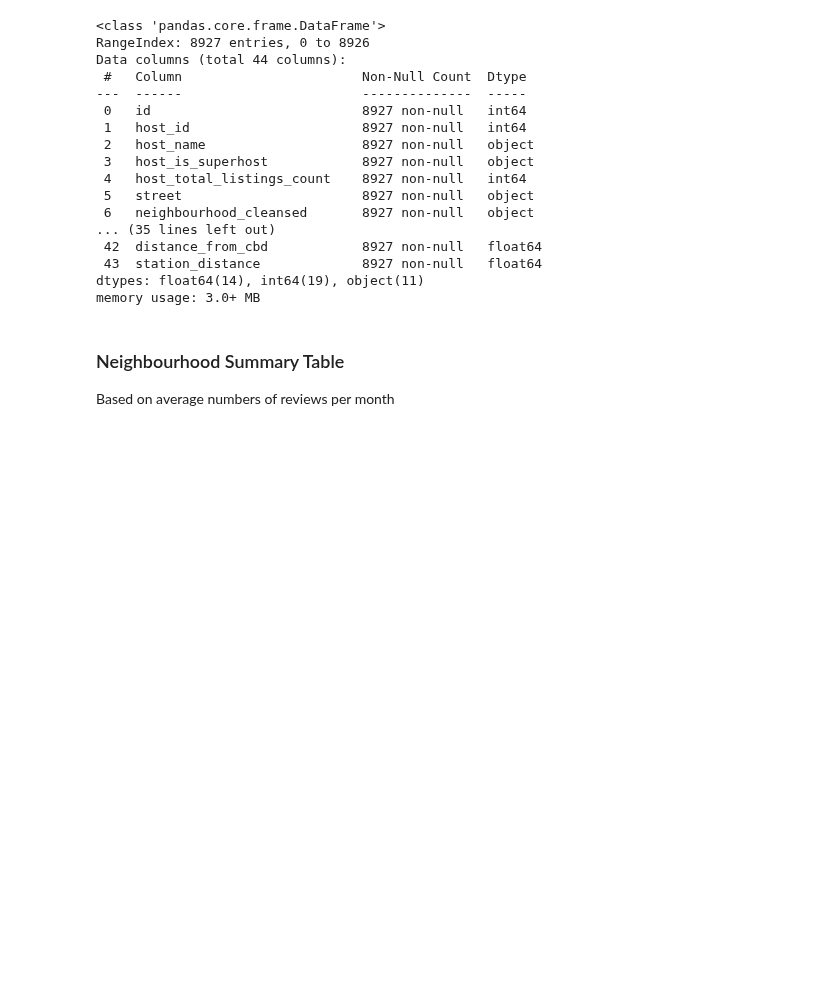
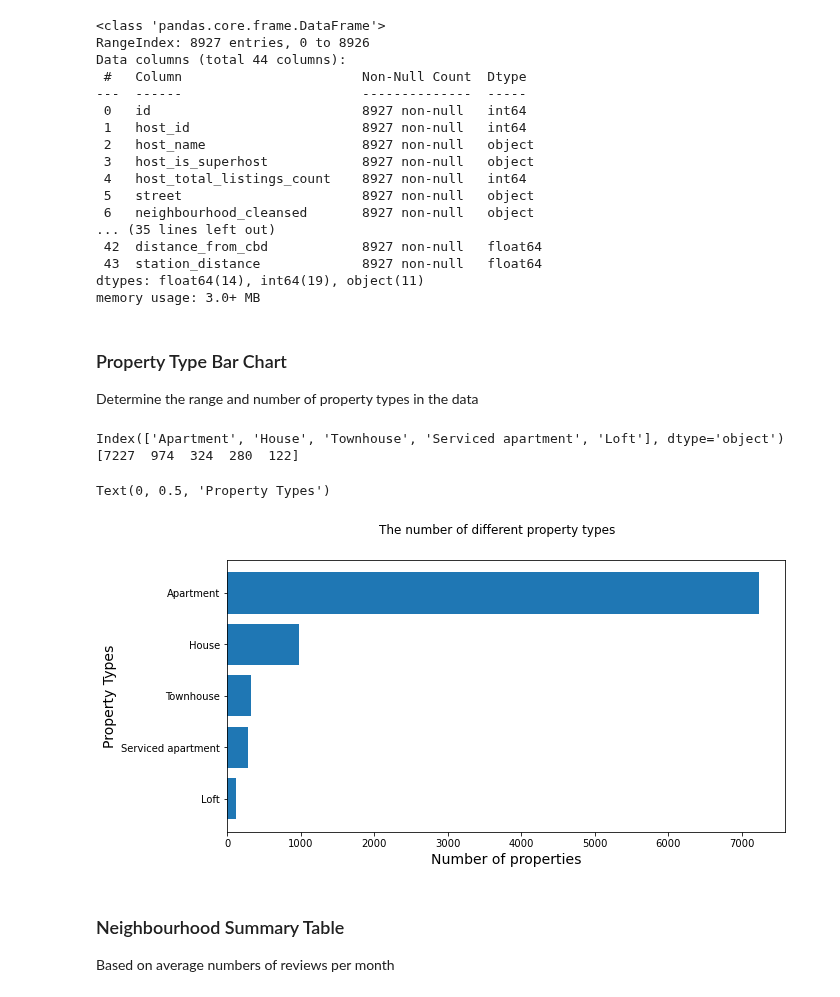
Before and after one commit to jMacProd/Project1, a Jupyter notebook: OccupancyQuestion_JS/Airbnb_Occupancy_Question_FromCSVSwob_JS.ipynb, the cells around one changed output. Drawn from its saved outputs; the diff is of its cells as text; code cells hidden in the pictures; blank space fills up the shorter version.

```diff
--- a/OccupancyQuestion_JS/Airbnb_Occupancy_Question_FromCSVSwob_JS.ipynb
+++ b/OccupancyQuestion_JS/Airbnb_Occupancy_Question_FromCSVSwob_JS.ipynb
@@ -86,6 +86,45 @@ Data columns (total 44 columns):
  43  station_distance             8927 non-null   float64
 dtypes: float64(14), int64(19), object(11)
 memory usage: 3.0+ MB
+# %% [markdown]
+### Property Type Bar Chart
+Determine the range and number of property types in the data
+# %%
+#SUBPLOT BAR CHART
+
+#Data
+
+airbnbpropertycount = airbnbOccStart["property_type"].value_counts()
+
+airbnbpropertysort = airbnbpropertycount.sort_values(ascending=False)
+
+airbnbpropertylist = airbnbpropertysort.index
+
+
+airbnbpropertycountList = airbnbpropertysort.values
+
+print(airbnbpropertylist)
+print(airbnbpropertycountList)
+# %% [output]
+Index(['Apartment', 'House', 'Townhouse', 'Serviced apartment', 'Loft'], dtype='object')
+[7227  974  324  280  122]
+# %%
+#plot
+
+figProp, (ax) = plt.subplots(1, 1, figsize=(10,5), sharex=True)
+
+figProp.suptitle('The number of different property types')
+
+ax.barh(airbnbpropertylist, airbnbpropertycountList)
+
+ax.invert_yaxis()
+
+
+ax.set_xlabel('Number of properties', fontdict={'fontsize':14})
+ax.set_ylabel('Property Types', fontdict={'fontsize':14})
+# %% [output]
+Text(0, 0.5, 'Property Types')
+[figure, added]
 # %% [markdown]
 ### Neighbourhood Summary Table
 Based on average numbers of reviews per month
```
Also changed, not shown: parts of 11 cells of this notebook.
